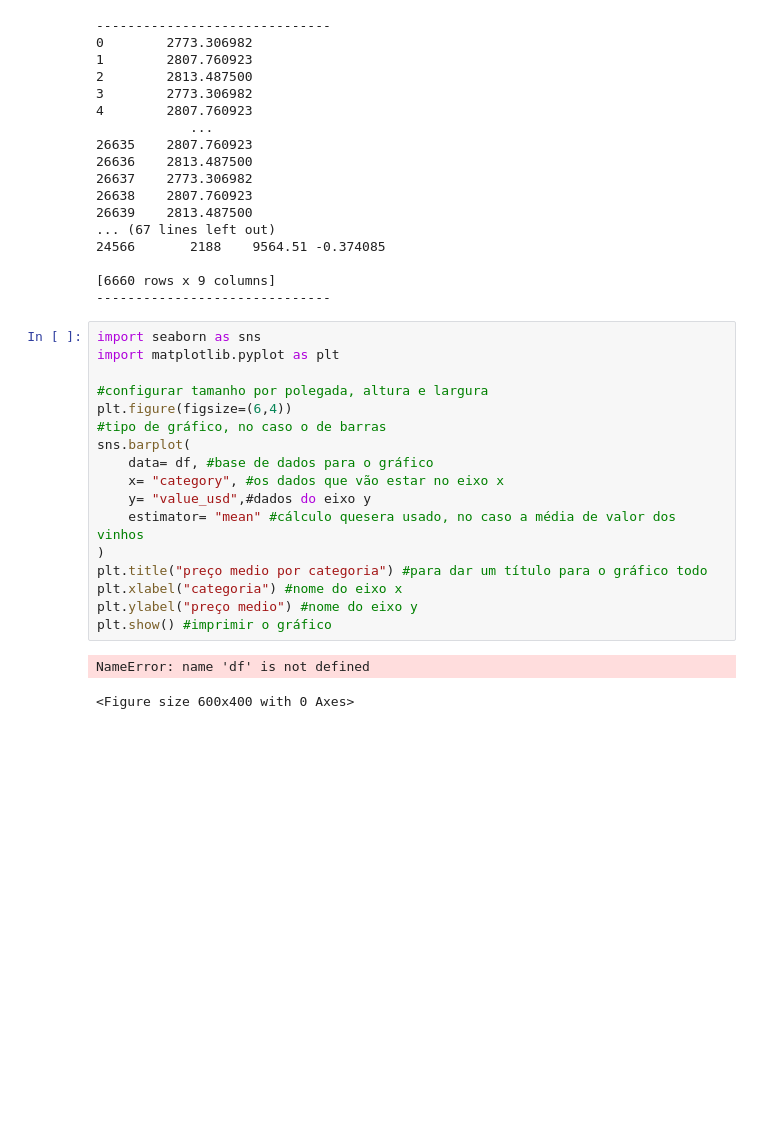
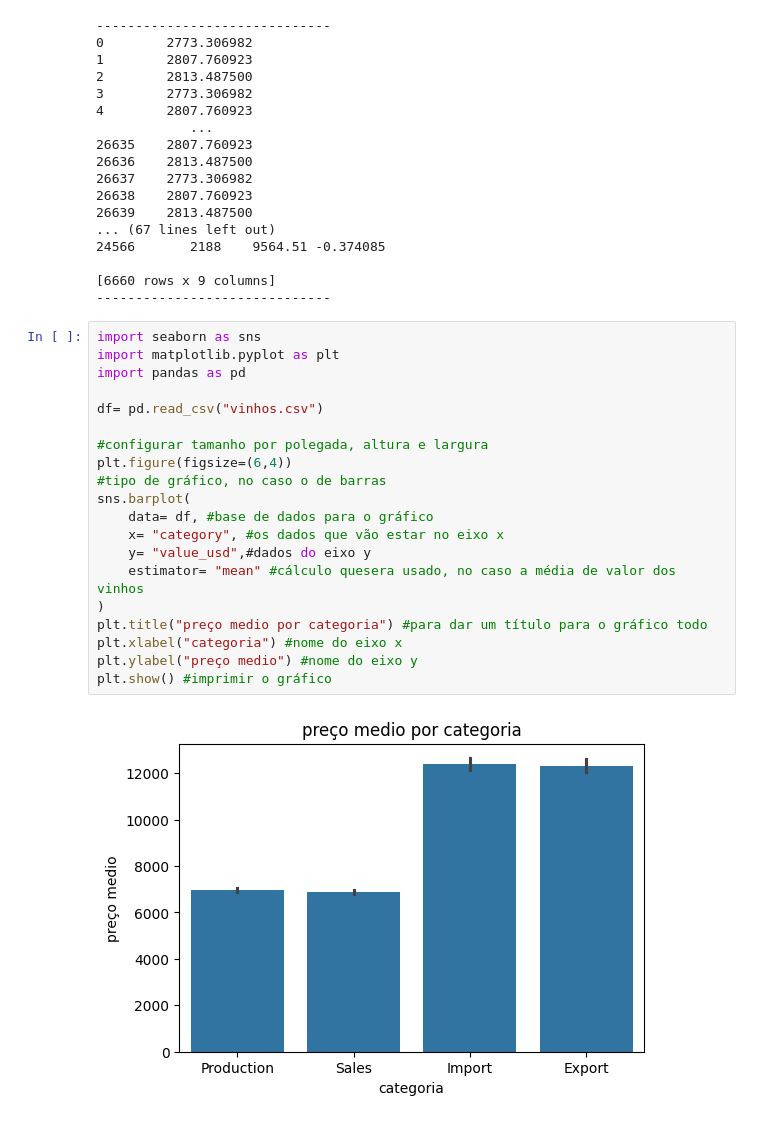
Before and after one commit to ArthurLima06/SENAI-PPDC, a Jupyter notebook: exercicios.ipynb, the cells around one changed output. Drawn from its saved outputs; the diff is of its cells as text; blank space fills up the shorter version.

```diff
--- a/exercicios.ipynb
+++ b/exercicios.ipynb
@@ -1445,20 +1445,22 @@ print("-" * 30)
 # %%
 import seaborn as sns
 import matplotlib.pyplot as plt
+import pandas as pd
+
+df= pd.read_csv("vinhos.csv")
 
 #configurar tamanho por polegada, altura e largura
 plt.figure(figsize=(6,4))
 #tipo de gráfico, no caso o de barras
 sns.barplot(
     data= df, #base de dados para o gráfico
     x= "category", #os dados que vão estar no eixo x
     y= "value_usd",#dados do eixo y
     estimator= "mean" #cálculo quesera usado, no caso a média de valor dos vinhos
 )
 plt.title("preço medio por categoria") #para dar um título para o gráfico todo
 plt.xlabel("categoria") #nome do eixo x
 plt.ylabel("preço medio") #nome do eixo y
 plt.show() #imprimir o gráfico
 # %% [output]
-NameError: name 'df' is not defined
-<Figure size 600x400 with 0 Axes>
+[figure, added]
```
Also changed, not shown: parts of 5 cells of this notebook.
